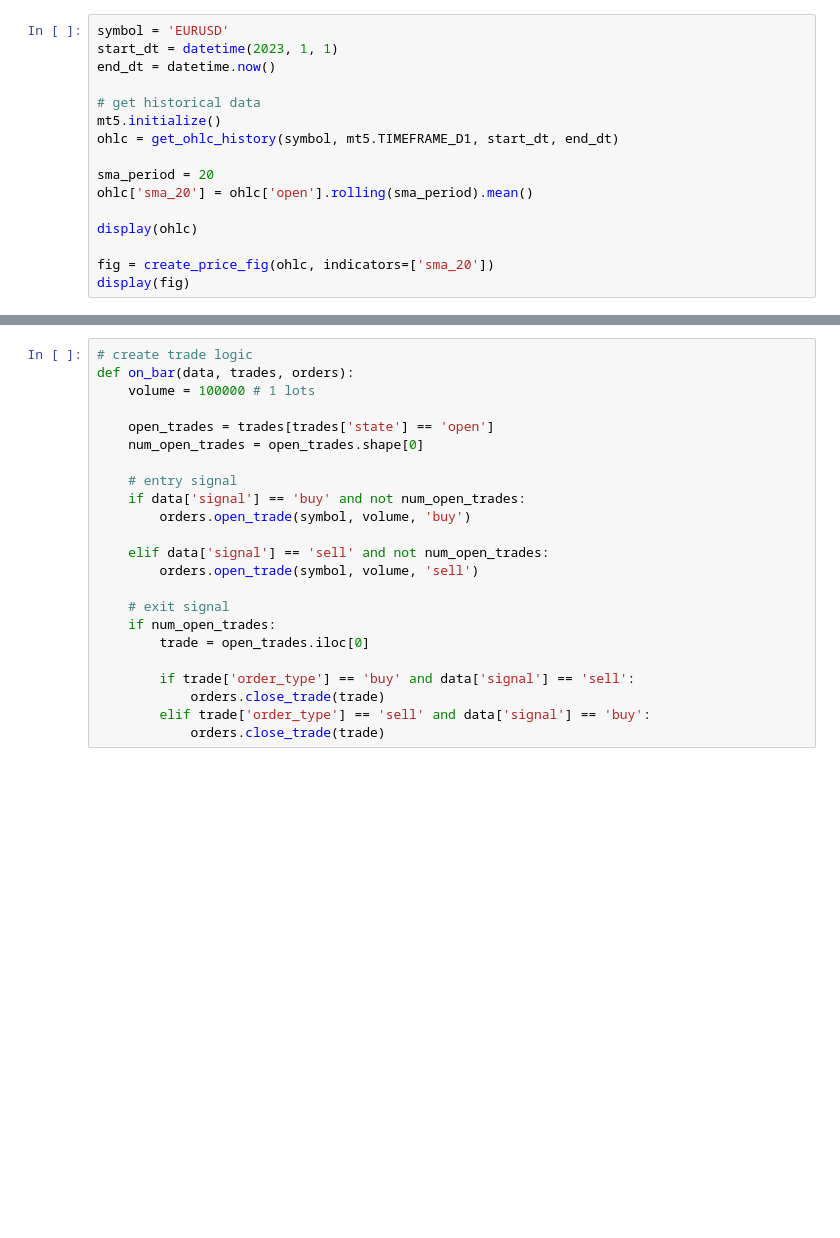
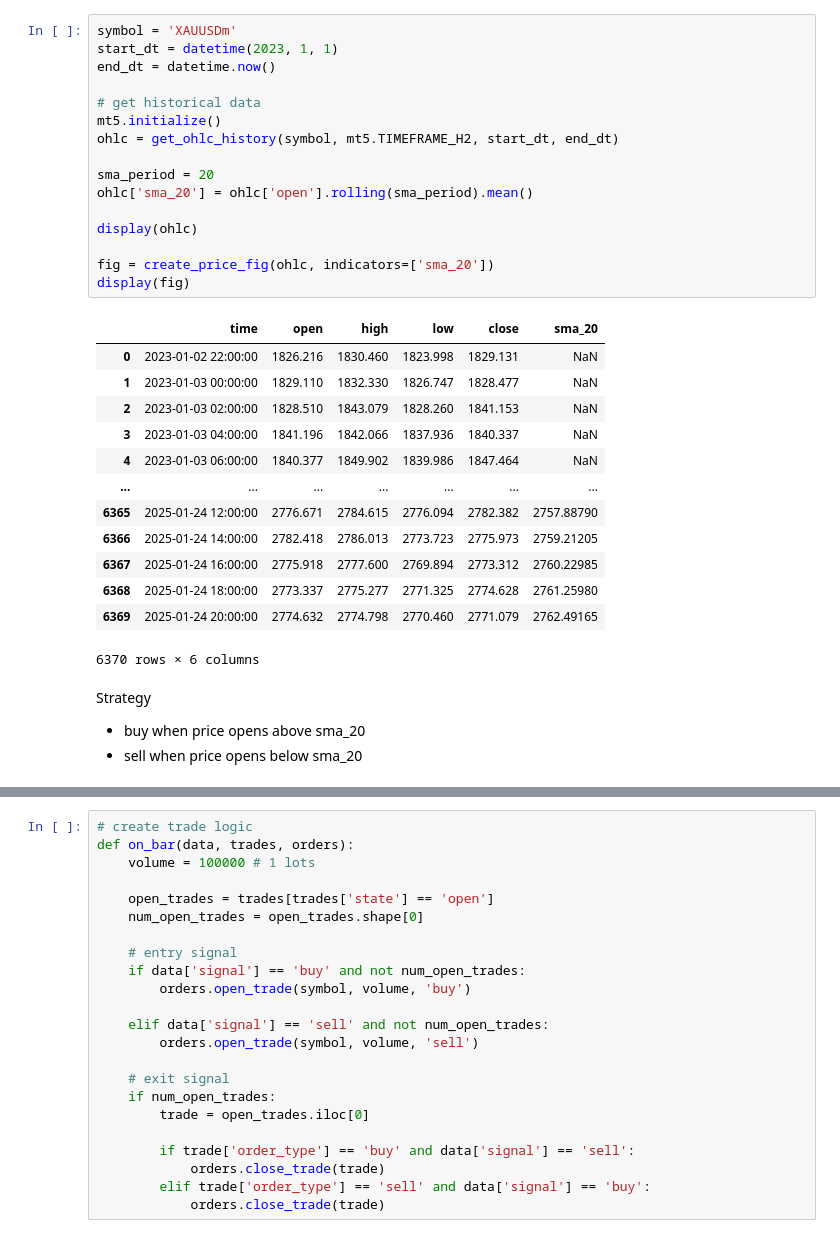
Before and after one commit to dernestbank/algobot, a Jupyter notebook: ATJ/streams/3_sma_backtesting.ipynb, the cells around one changed output, grey strips where cells are left out. Saved outputs shown, nothing was run; the diff lists cells and outputs as text; blank space fills up the shorter version.

```diff
--- a/ATJ/streams/3_sma_backtesting.ipynb
+++ b/ATJ/streams/3_sma_backtesting.ipynb
@@ -7,19 +15,38 @@ from projects.atj_trading_legacy.backtester import Backtester, get_ohlc_history,
 # %%
-symbol = 'EURUSD'
+symbol = 'XAUUSDm'
 start_dt = datetime(2023, 1, 1)
 end_dt = datetime.now()
 
 # get historical data
 mt5.initialize()
-ohlc = get_ohlc_history(symbol, mt5.TIMEFRAME_D1, start_dt, end_dt)
+ohlc = get_ohlc_history(symbol, mt5.TIMEFRAME_H2, start_dt, end_dt)
 
 sma_period = 20
 ohlc['sma_20'] = ohlc['open'].rolling(sma_period).mean()
 
 display(ohlc)
 
 fig = create_price_fig(ohlc, indicators=['sma_20'])
 display(fig)
+# %% [output]
+|  | time | open | high | low | close | sma_20 |
+| 0 | 2023-01-02 22:00:00 | 1826.216 | 1830.460 | 1823.998 | 1829.131 | NaN |
+| 1 | 2023-01-03 00:00:00 | 1829.110 | 1832.330 | 1826.747 | 1828.477 | NaN |
+| 2 | 2023-01-03 02:00:00 | 1828.510 | 1843.079 | 1828.260 | 1841.153 | NaN |
+| 3 | 2023-01-03 04:00:00 | 1841.196 | 1842.066 | 1837.936 | 1840.337 | NaN |
+| 4 | 2023-01-03 06:00:00 | 1840.377 | 1849.902 | 1839.986 | 1847.464 | NaN |
+| ... | ... | ... | ... | ... | ... | ... |
+| 6365 | 2025-01-24 12:00:00 | 2776.671 | 2784.615 | 2776.094 | 2782.382 | 2757.88790 |
+| 6366 | 2025-01-24 14:00:00 | 2782.418 | 2786.013 | 2773.723 | 2775.973 | 2759.21205 |
+| 6367 | 2025-01-24 16:00:00 | 2775.918 | 2777.600 | 2769.894 | 2773.312 | 2760.22985 |
+| 6368 | 2025-01-24 18:00:00 | 2773.337 | 2775.277 | 2771.325 | 2774.628 | 2761.25980 |
+| 6369 | 2025-01-24 20:00:00 | 2774.632 | 2774.798 | 2770.460 | 2771.079 | 2762.49165 |
+6370 rows × 6 columns
+# %% [markdown]
+Strategy
+
+- buy when price opens above sma_20
+- sell when price opens below sma_20
 # %%
 def get_signal(x):
     if x['open'] > x['sma_20']:
```
Also changed, not shown: parts of 3 cells of this notebook, 5 other files.
